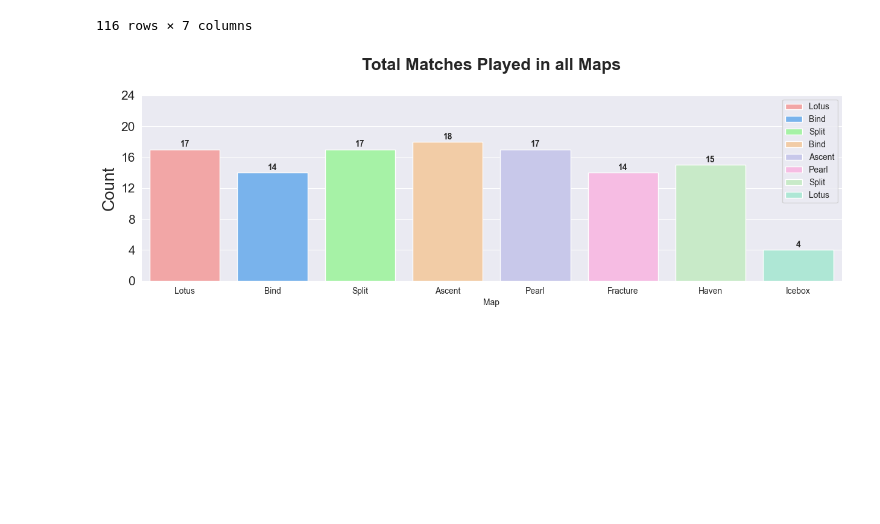
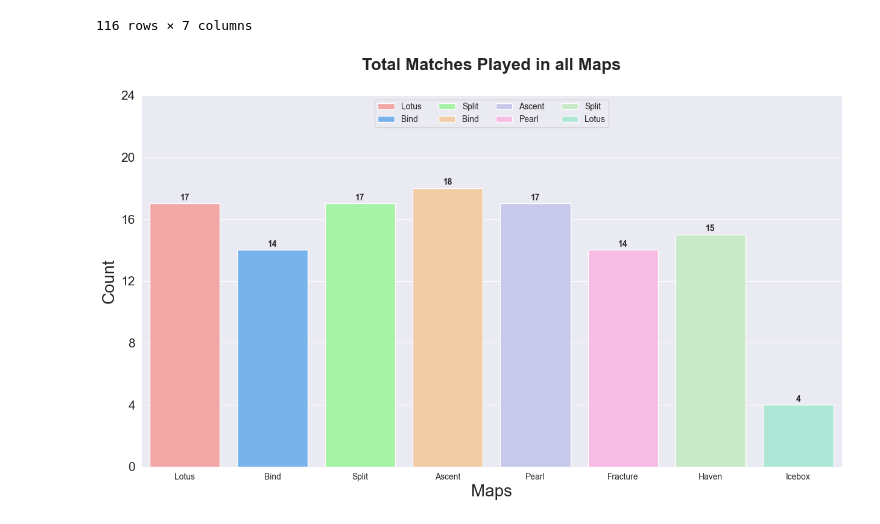
Before and after one commit to SoRaz049/DataAnalysisProjects, a Jupyter notebook: Valorant Tournament Analysis/vct_2023_analysis.ipynb, the cells around one changed output. Saved outputs shown, nothing was run; the diff lists cells and outputs as text; code cells hidden in the pictures; blank space fills up the shorter version.

Commit message:
Feat - Added the visualization for the maps.

```diff
--- a/Valorant Tournament Analysis/vct_2023_analysis.ipynb
+++ b/Valorant Tournament Analysis/vct_2023_analysis.ipynb
@@ -253,25 +253,26 @@ df_maps
 # %%
 import matplotlib.pyplot as plt
 import seaborn as sns
 from matplotlib.ticker import MaxNLocator
 
-plt.figure(figsize=(15, 4))
+plt.figure(figsize=(15, 8))
 sns.set_style("darkgrid")
 ax = sns.countplot(data=df_maps, x='Map', palette=eight_color_palette)
 
 # Set y-axis to display only integers
 ax.yaxis.set_major_locator(MaxNLocator(integer=True))
 
 # Adding text labels on top of each bar
 for p in ax.patches:
     height = p.get_height()
     # Convert height to an integer and set it as the label
     ax.text(p.get_x() + p.get_width() / 2., height + 0.1, f'{int(height)}', ha='center', va='bottom', fontweight = 'bold')
 
 plt.title('Total Matches Played in all Maps', fontsize=20, fontweight='bold', pad=30)
 plt.yticks(np.arange(0, 25, 4), fontsize = 15)
-plt.legend(labels=df_maps['Map'])
+plt.legend(labels=df_maps['Map'],loc='upper center', ncols=4)
 plt.ylabel("Count", fontsize = 20)
+plt.xlabel("Maps", fontsize = 20)
 plt.show()
 # %% [output]
-[figure, old version]
+[figure, new version]
```
Also changed, not shown: parts of 6 cells of this notebook.
